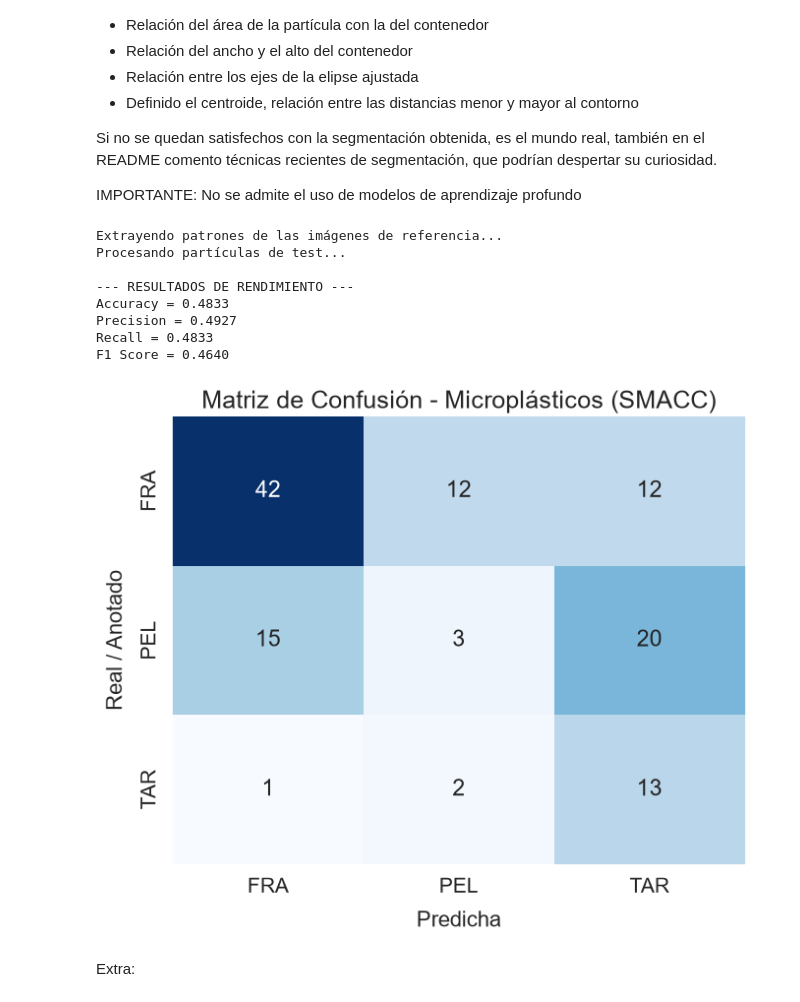
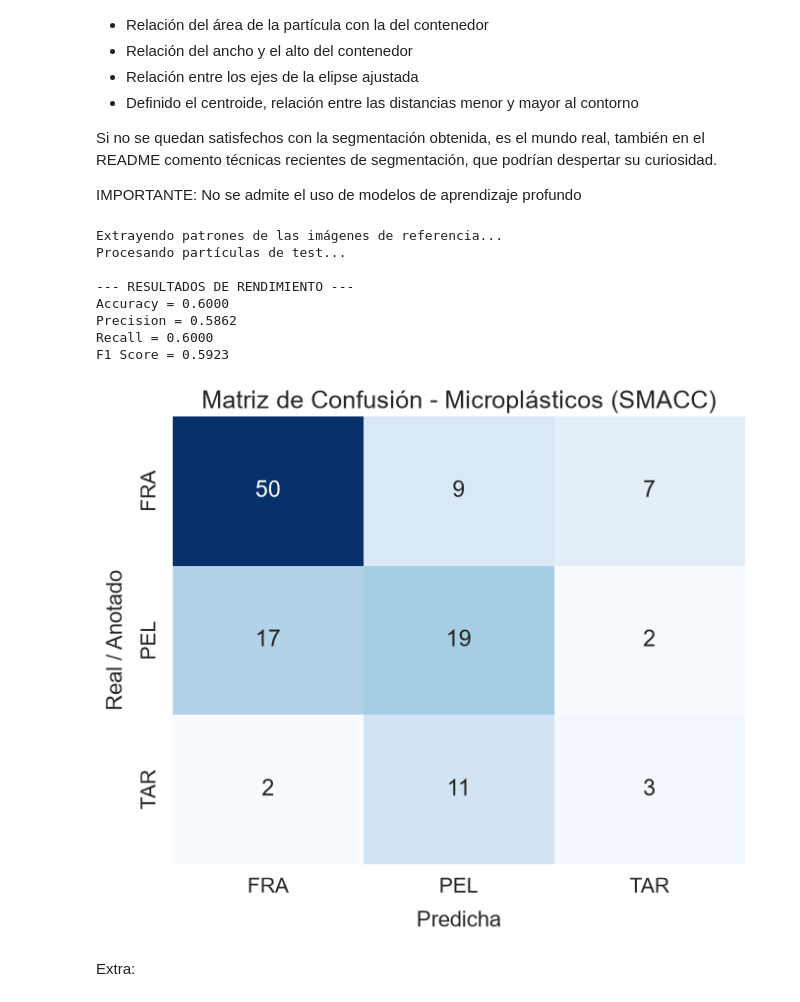
Before and after one commit to eeriick-j/rodatupmoCroPnoisiV, a Jupyter notebook: P3/VC_P3.ipynb, the cells around one changed output. Saved outputs shown, nothing was run; the diff lists cells and outputs as text; code cells hidden in the pictures.

```diff
--- a/P3/VC_P3.ipynb
+++ b/P3/VC_P3.ipynb
@@ -1183,36 +1183,23 @@ def obtener_vector_referencia(img_ref):
         gray = cv2.cvtColor(img_ref, cv2.COLOR_BGR2GRAY)
     else:
         gray = img_ref
+
     blur = cv2.GaussianBlur(gray, (5, 5), 0)
     _, thresh = cv2.threshold(blur, 0, 255, cv2.THRESH_BINARY_INV + cv2.THRESH_OTSU)
     contornos, _ = cv2.findContours(thresh, cv2.RETR_EXTERNAL, cv2.CHAIN_APPROX_SIMPLE)
 
     feats_lista = []
     for c in contornos:
-        area = cv2.contourArea(c)
-        if area < 5:
-            continue
-        perimetro = cv2.arcLength(c, True)
-        compacidad = (perimetro ** 2) / area
+        # Obtenemos la caja delimitadora del contorno actual
         x, y, w, h = cv2.boundingRect(c)
-        bb_area = w * h
-        rel_area_cont = area / bb_area if bb_area > 0 else 0
-        rel_wh = float(w) / h if h > 0 else 1.0
-        ejes_ratio = 1.0
-        if c.shape[0] >= 5:
-            try:
-                _, (MA, ma), _ = cv2.fitEllipse(c)
-                ejes_ratio = MA / ma if ma > 0 else 1.0
-            except:
-                pass
-        M = cv2.moments(c)
-        if M["m00"] != 0:
-            cx, cy = M["m10"] / M["m00"], M["m01"] / M["m00"]
-            dists = [np.sqrt((pt[0][0] - cx)**2 + (pt[0][1] - cy)**2) for pt in c]
-            rel_dist = min(dists) / max(dists) if max(dists) > 0 else 0
-        else:
-            rel_dist = 0
-        feats_lista.append([compacidad, rel_area_cont, rel_wh, ejes_ratio, rel_dist])
+
+        # Recortamos esa partícula concreta de la imagen de referencia
+        recorte = img_ref[y:y+h, x:x+w]
+
+        # REUTILIZAMOS LA FUNCIÓN PRINCIPAL (Adiós a la repetición)
+        feats = extraer_caracteristicas_smacc(recorte)
+        if feats is not None:
+            feats_lista.append(feats)
 
     if feats_lista:
         return np.mean(feats_lista, axis=0)
@@ -1281,38 +1268,38 @@ print(f"Precision = {precision:.4f}")
 print(f"Recall = {recall:.4f}")
 print(f"F1 Score = {f1score:.4f}")
 
 
 # --- 4. MATRIZ DE CONFUSIÓN CON SEABORN ---
 conf_matrix = confusion_matrix(y_real, y_pred)
 
 plt.figure(figsize=(7, 6))
 sns.set(font_scale=1.4)
 ax = sns.heatmap(
     conf_matrix,
     annot=True,
     fmt='d',
     cbar=False,
     cmap='Blues',
     xticklabels=nombres_clases,
     yticklabels=nombres_clases
 )
 
 label_font = {'size': '16'}
 ax.set_xlabel("Predicha", labelpad=10, fontdict=label_font)
 ax.set_ylabel("Real / Anotado", labelpad=10, fontdict=label_font)
 plt.title("Matriz de Confusión - Microplásticos (SMACC)", fontsize=18)
 plt.tight_layout()
 plt.show()
 # %% [output]
 Extrayendo patrones de las imágenes de referencia...
 Procesando partículas de test...
 
 --- RESULTADOS DE RENDIMIENTO ---
-Accuracy = 0.4833
-Precision = 0.4927
-Recall = 0.4833
-F1 Score = 0.4640
+Accuracy = 0.6000
+Precision = 0.5862
+Recall = 0.6000
+F1 Score = 0.5923
-[figure, old version]
+[figure, new version]
 # %% [markdown]
 Extra:
 # %% [markdown]
```
Also changed, not shown: parts of 1 cell of this notebook.
